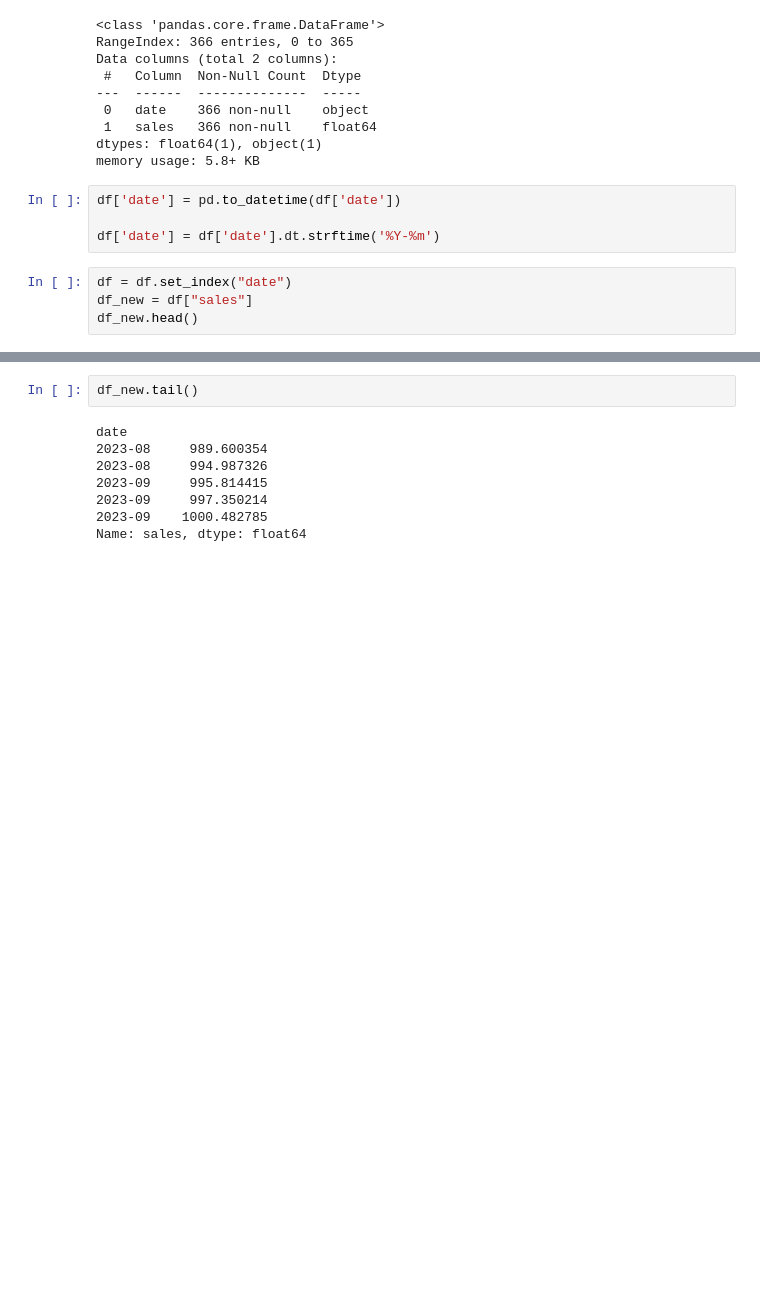
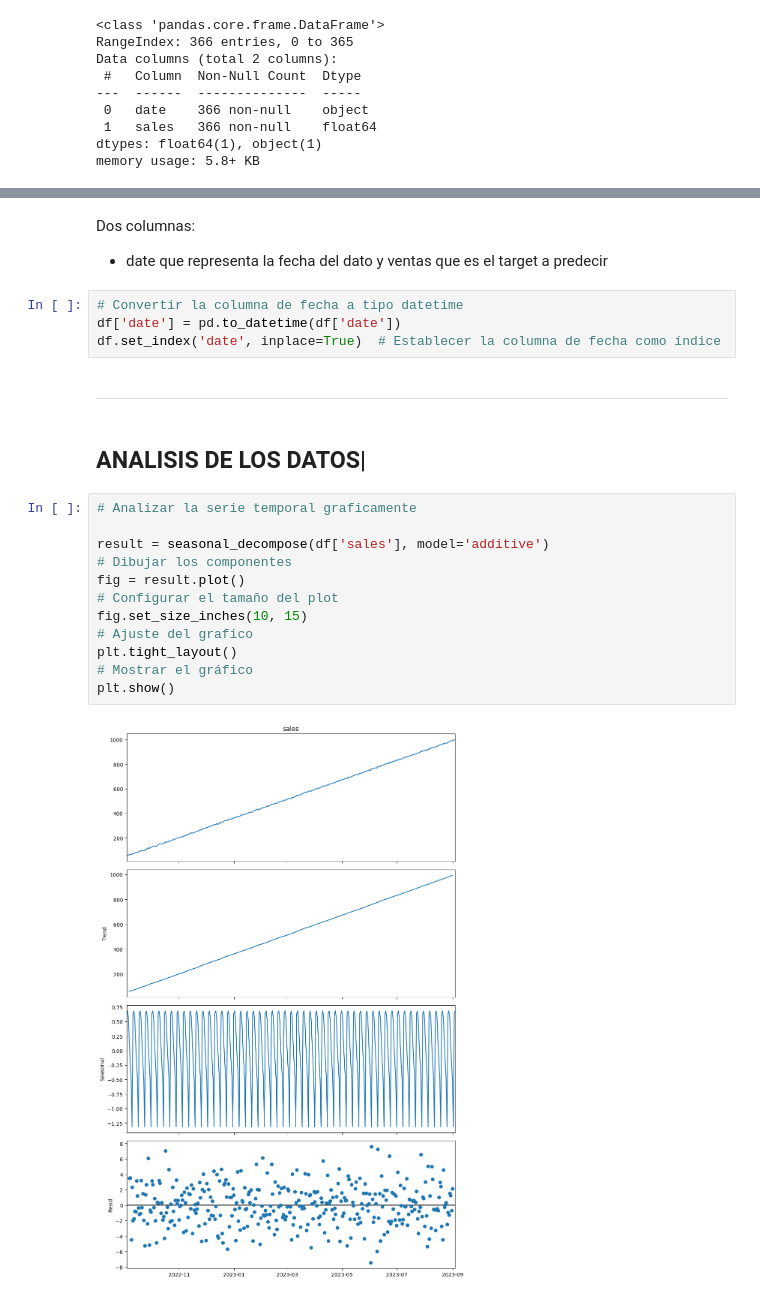
Before and after one commit to 4GeeksAcademy/linea_temporal_alternativa, a Jupyter notebook: src/explore.ipynb, the cells around one changed output, grey strips where cells are left out. Drawn from its saved outputs; the diff is of its cells as text; blank space fills up the shorter version.

```diff
--- a/src/explore.ipynb
+++ b/src/explore.ipynb
@@ -28,11 +46,3 @@ Data columns (total 2 columns):
  1   sales   366 non-null    float64
 dtypes: float64(1), object(1)
 memory usage: 5.8+ KB
-# %%
-df['date'] = pd.to_datetime(df['date'])
-
-df['date'] = df['date'].dt.strftime('%Y-%m')
-# %%
-df = df.set_index("date")
-df_new = df["sales"]
-df_new.head()
@@ -206,10 +49,27 @@ dtype: float64
-# %%
-df_new.tail()
-# %% [output]
-date
-2023-08     989.600354
-2023-08     994.987326
-2023-09     995.814415
-2023-09     997.350214
-2023-09    1000.482785
-Name: sales, dtype: float64
+# %% [markdown]
+Dos columnas:
+
+- date que representa la fecha del dato y ventas que es el target a predecir
+# %%
+# Convertir la columna de fecha a tipo datetime
+df['date'] = pd.to_datetime(df['date'])
+df.set_index('date', inplace=True)  # Establecer la columna de fecha como índice
+# %% [markdown]
+---
+# %% [markdown]
+ANALISIS DE LOS DATOS|
+--
+# %%
+# Analizar la serie temporal graficamente
+
+result = seasonal_decompose(df['sales'], model='additive')
+# Dibujar los componentes
+fig = result.plot()
+# Configurar el tamaño del plot
+fig.set_size_inches(10, 15)
+# Ajuste del grafico
+plt.tight_layout()
+# Mostrar el gráfico
+plt.show()
+# %% [output]
+[figure, added]
```
Also changed, not shown: parts of 36 cells of this notebook, 2 other files.
